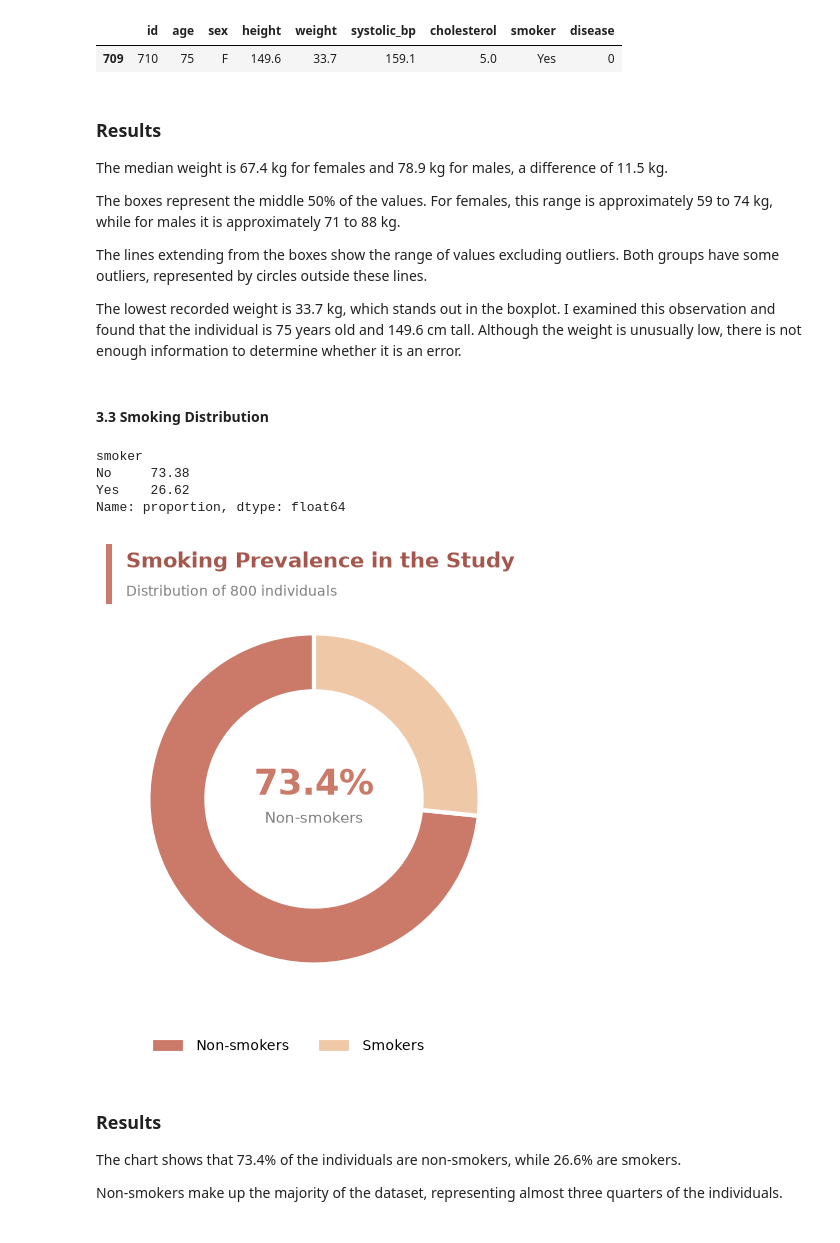
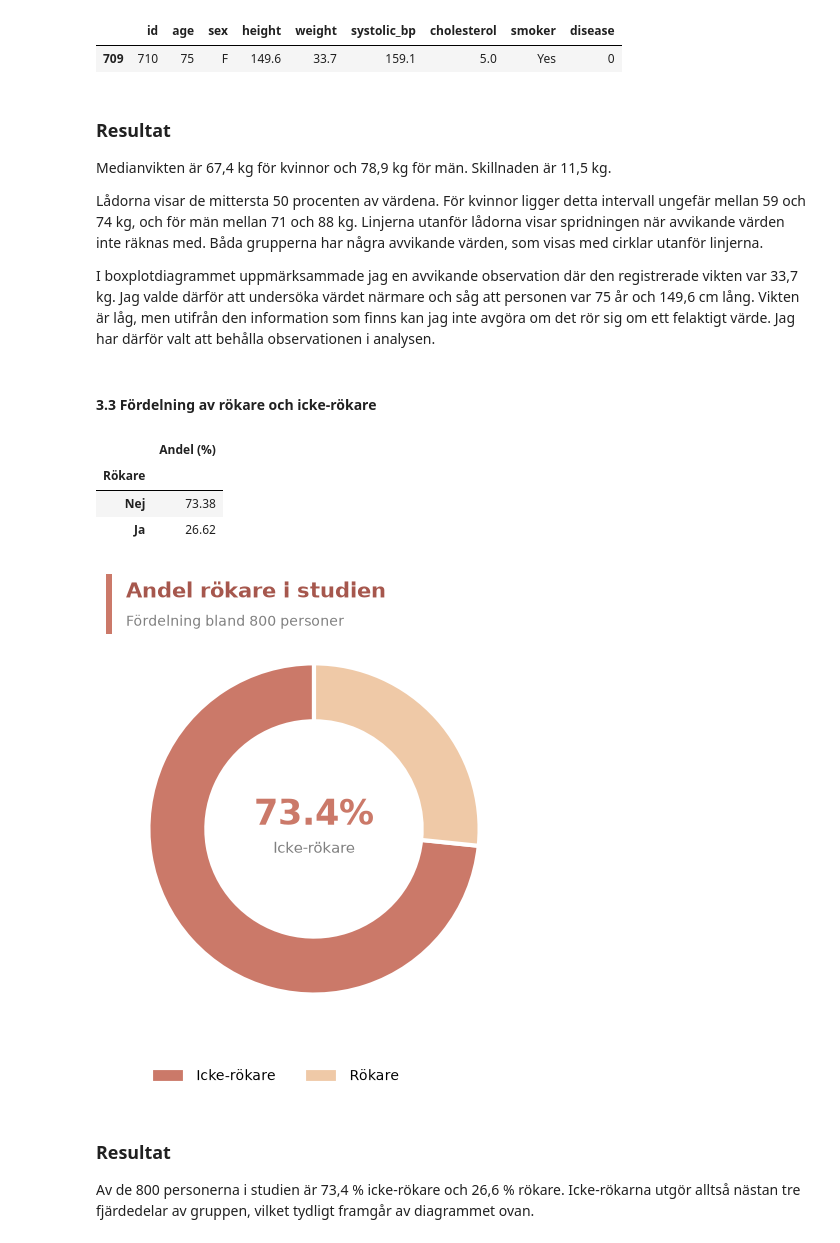
Before and after one commit to MegansCreativeLabs/health_study, a Jupyter notebook: notebooks/health_study_analysis.ipynb, the cells around one changed output. Drawn from its saved outputs; the diff is of its cells as text; code cells hidden in the pictures.

Commit message:
Complete Health Study part 1 analysis

```diff
--- a/notebooks/health_study_analysis.ipynb
+++ b/notebooks/health_study_analysis.ipynb
@@ -255,23 +245,27 @@ display(df.loc[df["weight"] == df["weight"].min()])
 |  | id | age | sex | height | weight | systolic_bp | cholesterol | smoker | disease |
 | 709 | 710 | 75 | F | 149.6 | 33.7 | 159.1 | 5.0 | Yes | 0 |
 # %% [markdown]
-### Results
+### Resultat
 
-The median weight is 67.4 kg for females and 78.9 kg for males, a difference of 11.5 kg.
+Medianvikten är 67,4 kg för kvinnor och 78,9 kg för män. Skillnaden är 11,5 kg.
 
-The boxes represent the middle 50% of the values. For females, this range is approximately 59 to 74 kg, while for males it is approximately 71 to 88 kg.
+Lådorna visar de mittersta 50 procenten av värdena. För kvinnor ligger detta intervall ungefär mellan 59 och 74 kg, och för män mellan 71 och 88 kg.
+Linjerna utanför lådorna visar spridningen när avvikande värden inte räknas med. Båda grupperna har några avvikande värden, som visas med cirklar utanför linjerna.
 
-The lines extending from the boxes show the range of values excluding outliers. Both groups have some outliers, represented by circles outside these lines.
-
-The lowest recorded weight is 33.7 kg, which stands out in the boxplot. I examined this observation and found that the individual is 75 years old and 149.6 cm tall. Although the weight is unusually low, there is not enough information to determine whether it is an error.
+I boxplotdiagrammet uppmärksammade jag en avvikande observation där den registrerade vikten var 33,7 kg. Jag valde därför att undersöka värdet närmare och såg att personen var 75 år och 149,6 cm lång. Vikten är låg, men utifrån den information som finns kan jag inte avgöra om det rör sig om ett felaktigt värde. Jag har därför valt att behålla observationen i analysen.
 # %% [markdown]
-#### 3.3 Smoking Distribution
+#### 3.3 Fördelning av rökare och icke-rökare
 # %%
+
 from matplotlib.patches import Rectangle
 
 # Beräknar procentandelarna
 smoking = df["smoker"].value_counts(normalize=True) * 100
-display(smoking.round(2))
+smoking_table = smoking.rename(
+    index={"No": "Nej", "Yes": "Ja"}
+).rename_axis("Rökare").to_frame("Andel (%)")
+
+display(smoking_table.round(2))
 
 # Färgpalett
 coral = "#CB7969"
@@ -311,7 +305,7 @@ fig.add_artist(
 # Rubrik och underrubrik
 fig.text(
     0.105, 0.91,
-    "Smoking Prevalence in the Study",
+    "Andel rökare i studien",
     fontsize=15,
     fontweight="bold",
     color=dark_coral,
@@ -321,7 +315,7 @@ fig.text(
 
 fig.text(
     0.105, 0.86,
-    f"Distribution of {len(df)} individuals",
+    f"Fördelning bland {len(df)} personer",
     fontsize=10,
     color=gray,
     ha="left",
@@ -333,44 +327,44 @@ ax.text(
     0, 0.08,
     f"{smoking['No']:.1f}%",
     ha="center",
     va="center",
     fontsize=25,
     fontweight="bold",
     color=coral
 )
 
 ax.text(
     0, -0.12,
-    "Non-smokers",
+    "Icke-rökare",
     ha="center",
     va="center",
     fontsize=11,
     color=gray
 )
 
 # Färgförklaring under diagrammet
 fig.legend(
     wedges,
-    ["Non-smokers", "Smokers"],
+    ["Icke-rökare", "Rökare"],
     loc="lower left",
     bbox_to_anchor=(0.12, 0.07),
     ncol=2,
     frameon=False,
     fontsize=10,
     handlelength=2.5,
     handleheight=1.2
 )
-fig.savefig("../figures/smoking_prevalence.png", dpi=300)
+
+# Sparar och visar diagrammet
+fig.savefig("../figures/andel_rokare.png", dpi=300)
 plt.show()
 # %% [output]
-smoker
-No     73.38
-Yes    26.62
-Name: proportion, dtype: float64
+|  | Andel (%) |
+| Rökare |  |
+| Nej | 73.38 |
+| Ja | 26.62 |
-[figure, old version]
+[figure, new version]
-# %% [markdown]
-### Results
-The chart shows that 73.4% of the individuals are non-smokers, while 26.6% are smokers.
-
-Non-smokers make up the majority of the dataset, representing almost three quarters of the individuals.
+# %% [markdown]
+### Resultat
+Av de 800 personerna i studien är 73,4 % icke-rökare och 26,6 % rökare. Icke-rökarna utgör alltså nästan tre fjärdedelar av gruppen, vilket tydligt framgår av diagrammet ovan.
 # %% [markdown]
```
Also changed, not shown: parts of 39 cells of this notebook, 8 other files.
